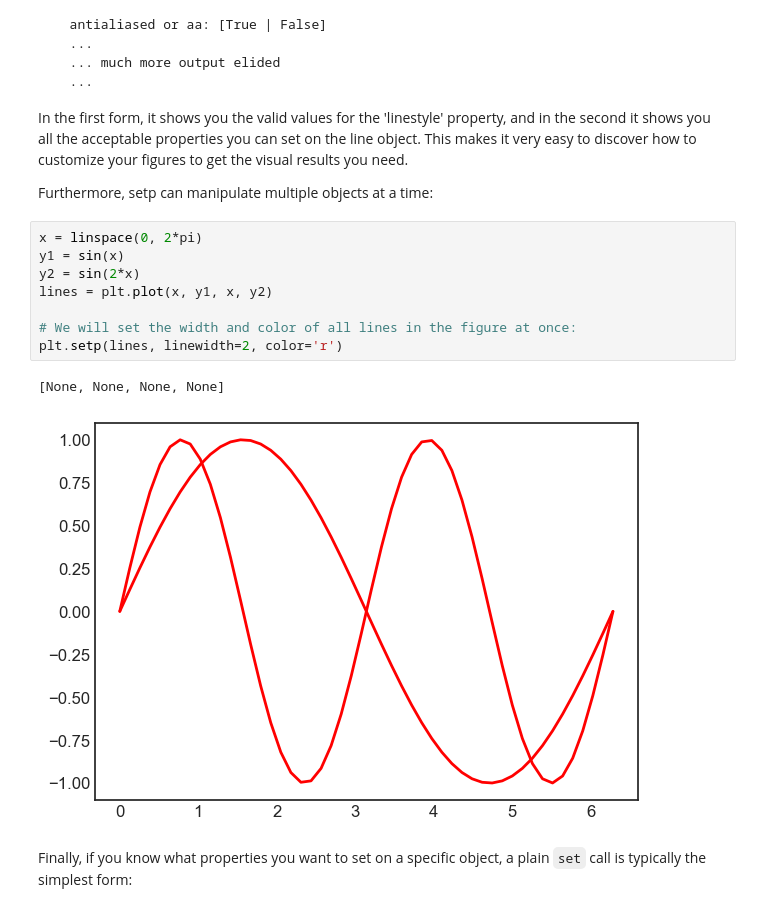
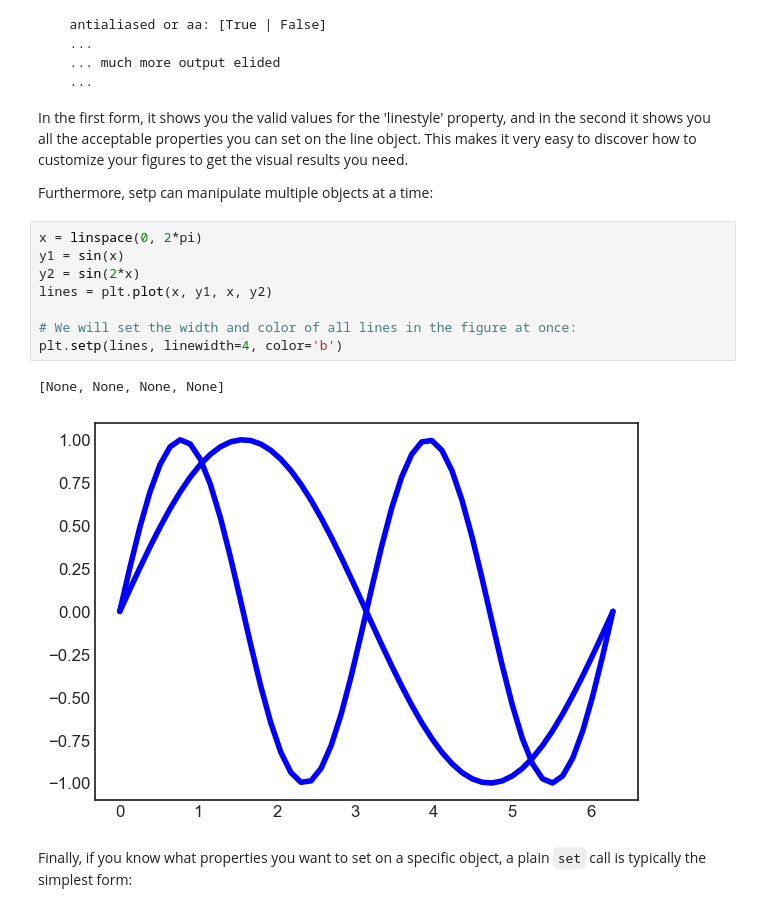
Before and after one commit to Zianfu96/sp18, a Jupyter notebook: assets/lectures/lec08/08-matplotlib-beyond-basics.ipynb, the cells around one changed output. Drawn from its saved outputs; the diff is of its cells as text.

```diff
--- a/assets/lectures/lec08/08-matplotlib-beyond-basics.ipynb
+++ b/assets/lectures/lec08/08-matplotlib-beyond-basics.ipynb
@@ -229,14 +229,14 @@ Furthermore, setp can manipulate multiple objects at a time:
 # %%
 x = linspace(0, 2*pi)
 y1 = sin(x)
 y2 = sin(2*x)
 lines = plt.plot(x, y1, x, y2)
 
 # We will set the width and color of all lines in the figure at once:
-plt.setp(lines, linewidth=2, color='r')
+plt.setp(lines, linewidth=4, color='b')
 # %% [output]
 [None, None, None, None]
-[figure, old version]
+[figure, new version]
 # %% [markdown]
 Finally, if you know what properties you want to set on a specific object, a
 plain ``set`` call is typically the simplest form:
```
Also changed, not shown: 6 other files.
